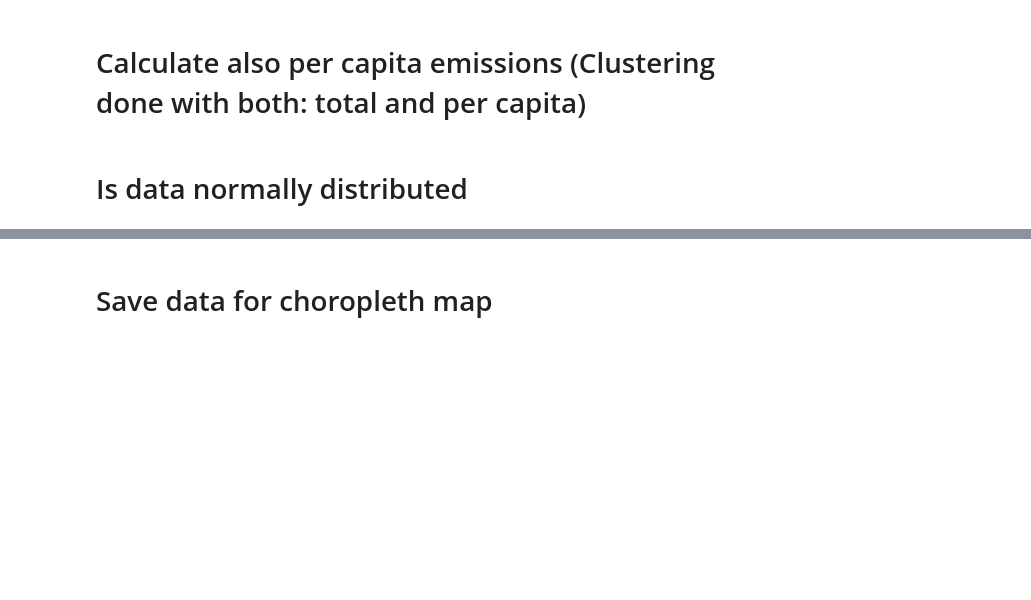
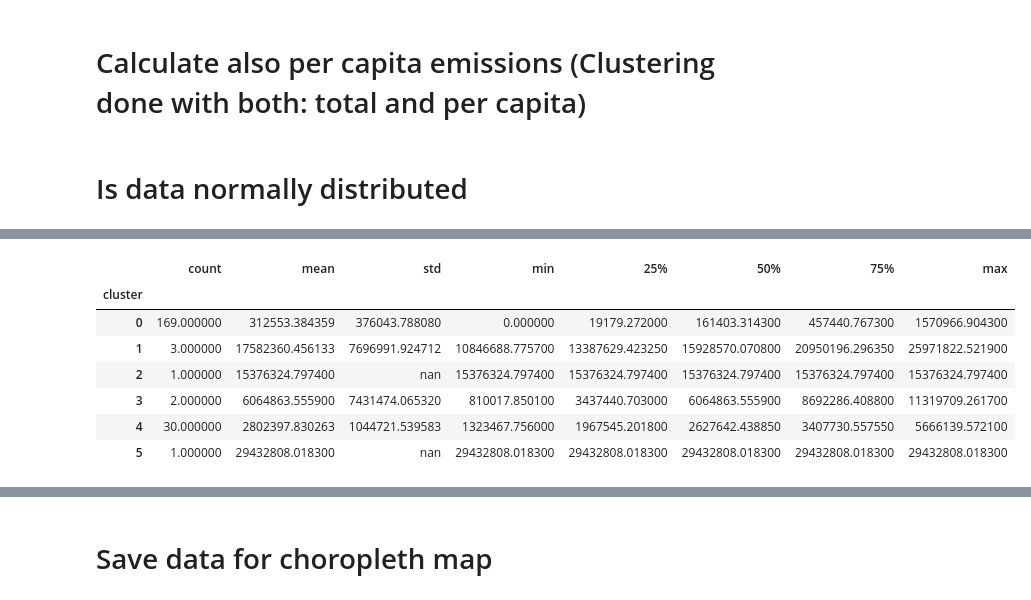
Before and after one commit to ezemriv/FAO-Food-CO2-Footprint, a Jupyter notebook: country_emissions/03_kmeans_clustering.ipynb, the cells around one changed output, grey strips where cells are left out. Cells and saved outputs as stored; diff of their text form; code cells hidden in the pictures; blank space fills up the shorter version.

```diff
--- a/country_emissions/03_kmeans_clustering.ipynb
+++ b/country_emissions/03_kmeans_clustering.ipynb
@@ -244,0 +277,11 @@ Cluster 1:
+# %%
+kmeans_data.groupby('cluster')['Farm_gate_Emissions_(CO2eq)_(AR5)_kt'].describe().style.background_gradient(cmap='coolwarm')
+# %% [output]
+|  | count | mean | std | min | 25% | 50% | 75% | max |
+| cluster |  |  |  |  |  |  |  |  |
+| 0 | 169.000000 | 312553.384359 | 376043.788080 | 0.000000 | 19179.272000 | 161403.314300 | 457440.767300 | 1570966.904300 |
+| 1 | 3.000000 | 17582360.456133 | 7696991.924712 | 10846688.775700 | 13387629.423250 | 15928570.070800 | 20950196.296350 | 25971822.521900 |
+| 2 | 1.000000 | 15376324.797400 | nan | 15376324.797400 | 15376324.797400 | 15376324.797400 | 15376324.797400 | 15376324.797400 |
+| 3 | 2.000000 | 6064863.555900 | 7431474.065320 | 810017.850100 | 3437440.703000 | 6064863.555900 | 8692286.408800 | 11319709.261700 |
+| 4 | 30.000000 | 2802397.830263 | 1044721.539583 | 1323467.756000 | 1967545.201800 | 2627642.438850 | 3407730.557550 | 5666139.572100 |
+| 5 | 1.000000 | 29432808.018300 | nan | 29432808.018300 | 29432808.018300 | 29432808.018300 | 29432808.018300 | 29432808.018300 |
```
Also changed, not shown: parts of 14 cells of this notebook, 6 other files.
